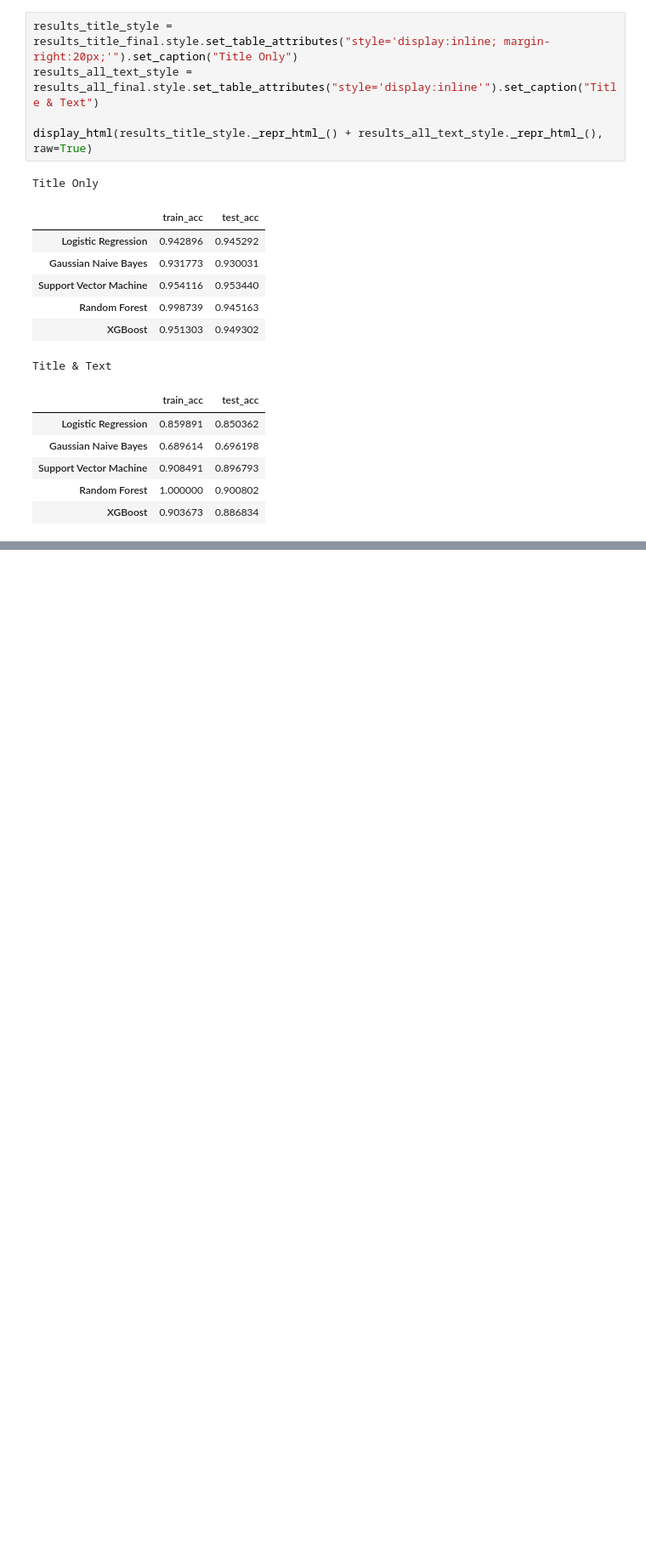
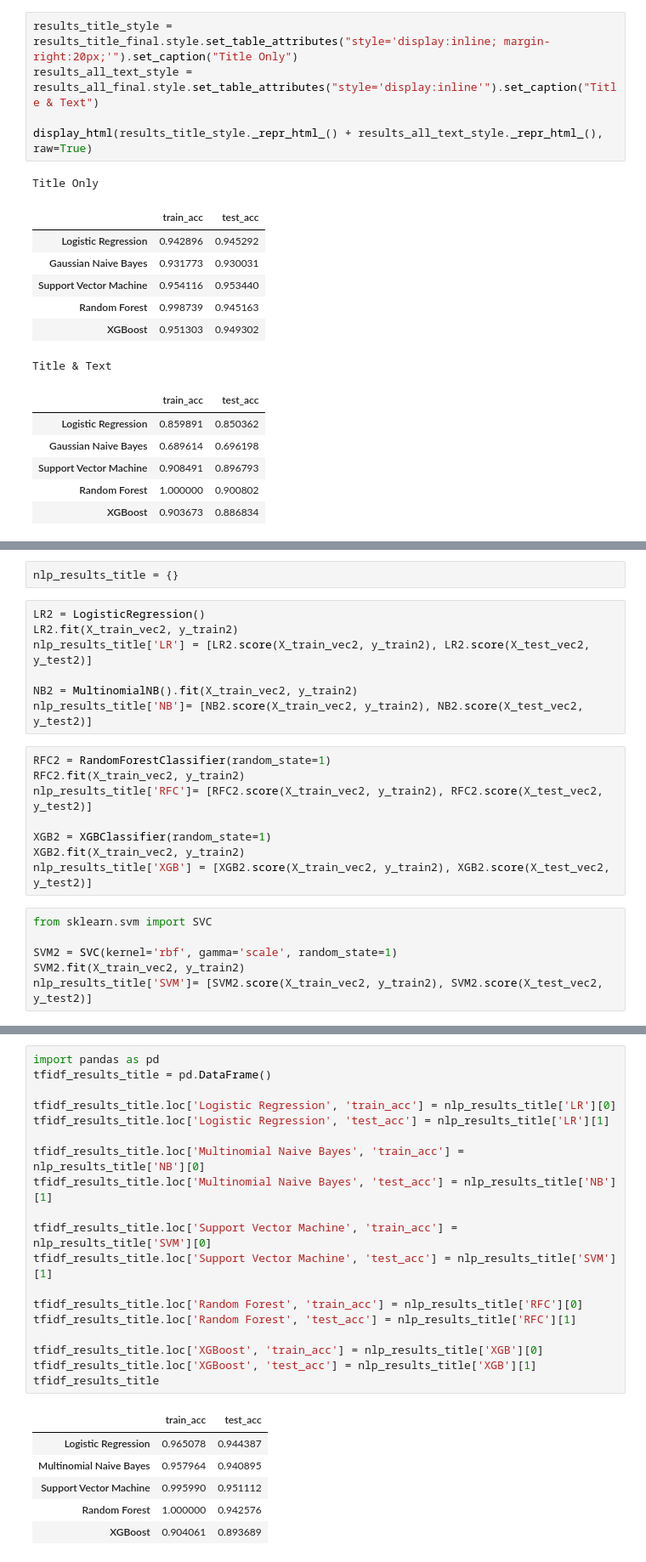
Before and after one commit to Jiawei19/BT4222, a Jupyter notebook: ClassicalModels.ipynb, the cells around one changed output, grey strips where cells are left out. Shown: that part at 85% size. Drawn from its saved outputs; the diff is of its cells as text; blank space fills up the shorter version.

```diff
--- a/ClassicalModels.ipynb
+++ b/ClassicalModels.ipynb
@@ -675,0 +810,23 @@ Title & Text
+# %%
+nlp_results_title = {}
+# %%
+LR2 = LogisticRegression()
+LR2.fit(X_train_vec2, y_train2)
+nlp_results_title['LR'] = [LR2.score(X_train_vec2, y_train2), LR2.score(X_test_vec2, y_test2)]
+
+NB2 = MultinomialNB().fit(X_train_vec2, y_train2)
+nlp_results_title['NB']= [NB2.score(X_train_vec2, y_train2), NB2.score(X_test_vec2, y_test2)]
+# %%
+RFC2 = RandomForestClassifier(random_state=1)
+RFC2.fit(X_train_vec2, y_train2)
+nlp_results_title['RFC']= [RFC2.score(X_train_vec2, y_train2), RFC2.score(X_test_vec2, y_test2)]
+
+XGB2 = XGBClassifier(random_state=1)
+XGB2.fit(X_train_vec2, y_train2)
+nlp_results_title['XGB'] = [XGB2.score(X_train_vec2, y_train2), XGB2.score(X_test_vec2, y_test2)]
+# %%
+from sklearn.svm import SVC
+
+SVM2 = SVC(kernel='rbf', gamma='scale', random_state=1)
+SVM2.fit(X_train_vec2, y_train2)
+nlp_results_title['SVM']= [SVM2.score(X_train_vec2, y_train2), SVM2.score(X_test_vec2, y_test2)]
@@ -675,0 +837,26 @@ Title & Text
+# %%
+import pandas as pd
+tfidf_results_title = pd.DataFrame()
+
+tfidf_results_title.loc['Logistic Regression', 'train_acc'] = nlp_results_title['LR'][0]
+tfidf_results_title.loc['Logistic Regression', 'test_acc'] = nlp_results_title['LR'][1]
+
+tfidf_results_title.loc['Multinomial Naive Bayes', 'train_acc'] = nlp_results_title['NB'][0]
+tfidf_results_title.loc['Multinomial Naive Bayes', 'test_acc'] = nlp_results_title['NB'][1]
+
+tfidf_results_title.loc['Support Vector Machine', 'train_acc'] = nlp_results_title['SVM'][0]
+tfidf_results_title.loc['Support Vector Machine', 'test_acc'] = nlp_results_title['SVM'][1]
+
+tfidf_results_title.loc['Random Forest', 'train_acc'] = nlp_results_title['RFC'][0]
+tfidf_results_title.loc['Random Forest', 'test_acc'] = nlp_results_title['RFC'][1]
+
+tfidf_results_title.loc['XGBoost', 'train_acc'] = nlp_results_title['XGB'][0]
+tfidf_results_title.loc['XGBoost', 'test_acc'] = nlp_results_title['XGB'][1]
+tfidf_results_title
+# %% [output]
+|  | train_acc | test_acc |
+| Logistic Regression | 0.965078 | 0.944387 |
+| Multinomial Naive Bayes | 0.957964 | 0.940895 |
+| Support Vector Machine | 0.995990 | 0.951112 |
+| Random Forest | 1.000000 | 0.942576 |
+| XGBoost | 0.904061 | 0.893689 |
```
Also changed, not shown: parts of 45 cells of this notebook.
